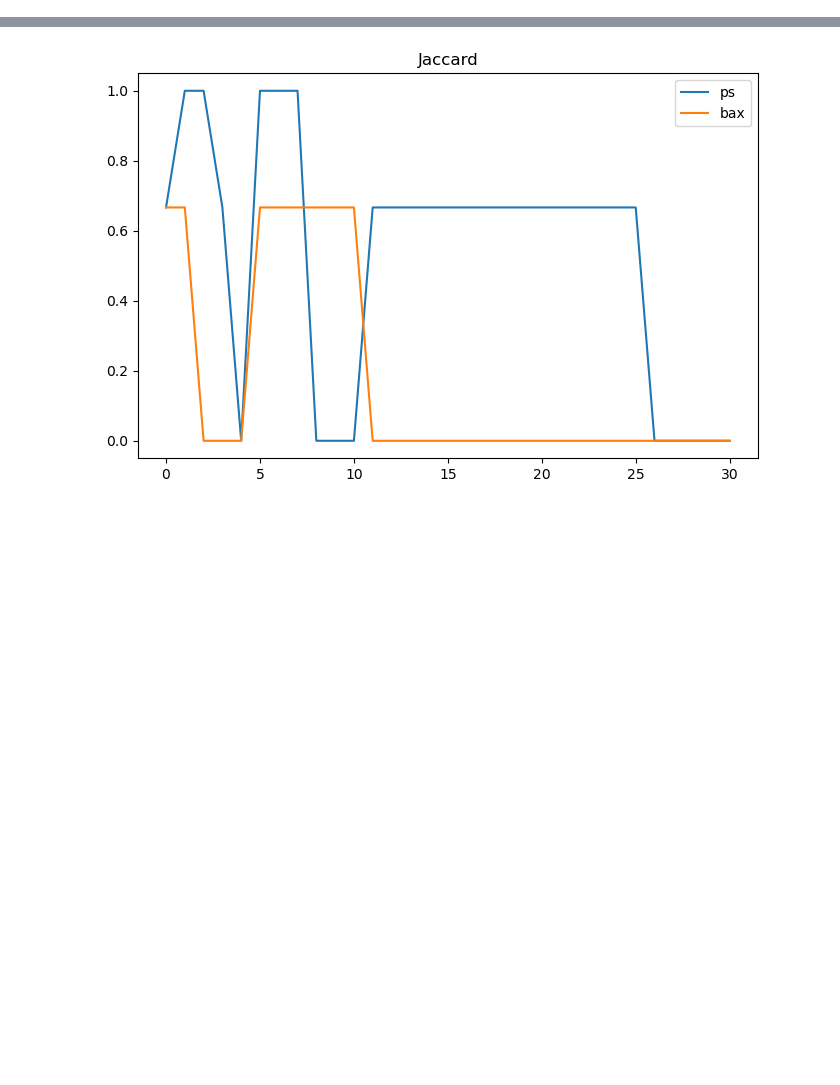
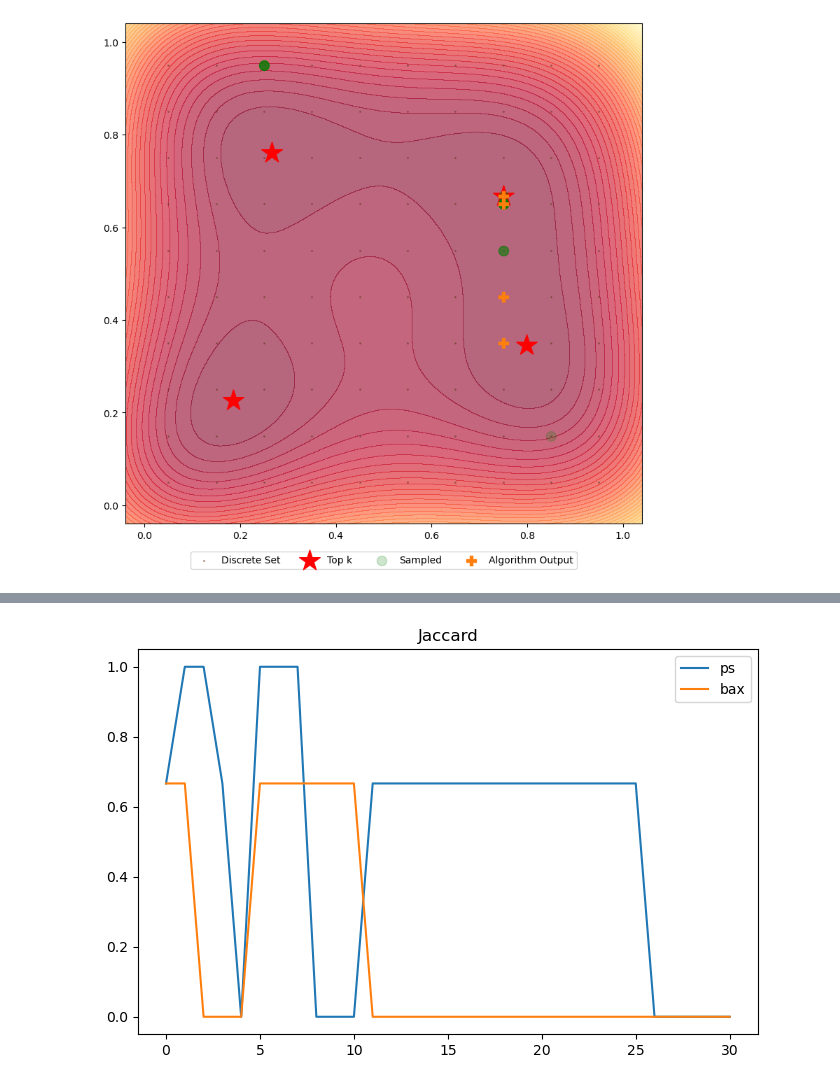
Before and after one commit to RaulAstudillo06/PSBAX, a Jupyter notebook: experiments/topk/demo.ipynb, the cells around one changed output, grey strips where cells are left out. Drawn from its saved outputs; the diff is of its cells as text; code cells hidden in the pictures; blank space fills up the shorter version.

```diff
--- a/experiments/topk/demo.ipynb
+++ b/experiments/topk/demo.ipynb
@@ -318,0 +302,4 @@ plt.show()
+# %%
+plot("bax", file_format)
+# %% [output]
+[figure, added]
```
Also changed, not shown: parts of 13 cells of this notebook, 3 other files.
